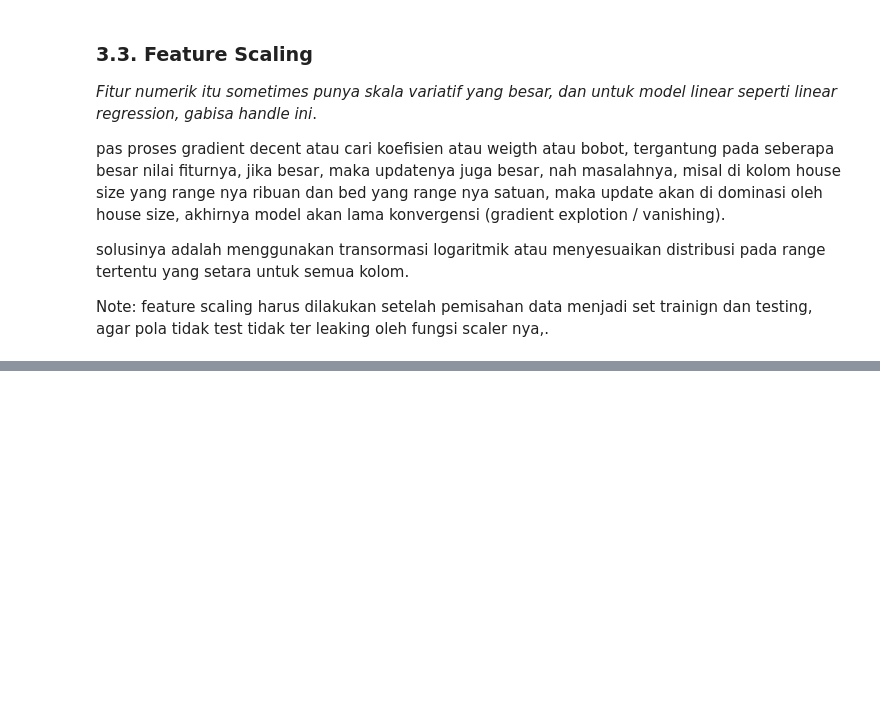
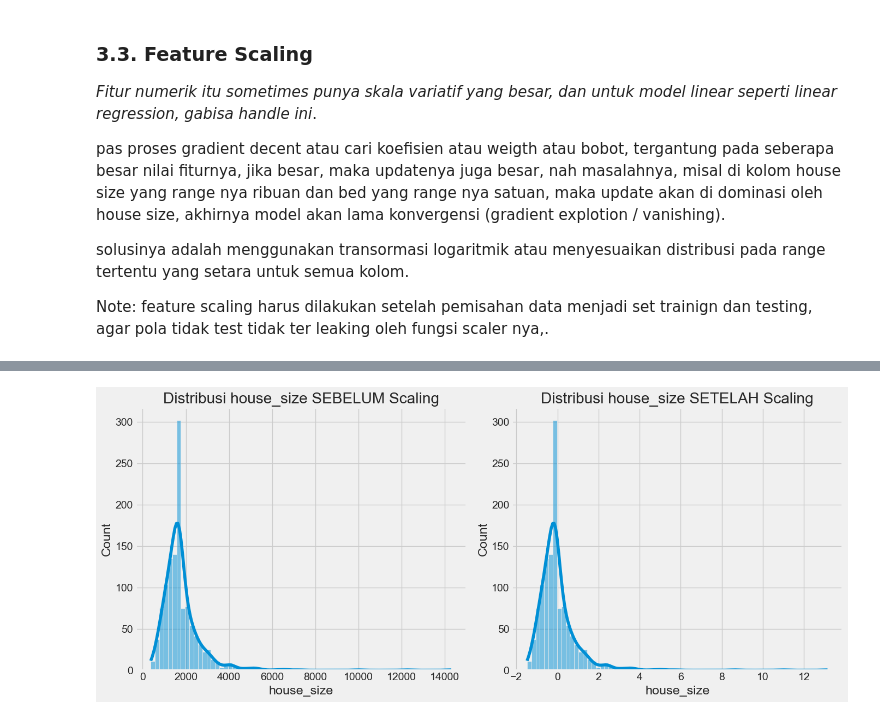
Before and after one commit to Ryanakml/House-Price-Prediction, a Jupyter notebook: house_price_prediction.ipynb, the cells around one changed output, grey strips where cells are left out. Drawn from its saved outputs; the diff is of its cells as text; code cells hidden in the pictures; blank space fills up the shorter version.

```diff
--- a/house_price_prediction.ipynb
+++ b/house_price_prediction.ipynb
@@ -531,0 +525,34 @@ Collecting scikit-learn==1.3.2
+# %%
+from sklearn.model_selection import train_test_split
+from sklearn.preprocessing import StandardScaler
+
+# Memisahkan data menjadi training dan testing set
+X_train, X_test, y_train, y_test = train_test_split(X, y, test_size=0.2, random_state=42)
+
+# Mengidentifikasi fitur numerik yang perlu di-scale
+numerical_features = ['bed', 'bath', 'house_size', 'acre_lot']
+
+# Membuat instance scaler dan melatihnya HANYA pada data training
+scaler = StandardScaler()
+X_train_scaled = X_train.copy()
+X_test_scaled = X_test.copy()
+
+X_train_scaled[numerical_features] = scaler.fit_transform(X_train[numerical_features])
+# Menggunakan scaler yang sama untuk mentransformasi data testing
+X_test_scaled[numerical_features] = scaler.transform(X_test[numerical_features])
+
+# Visualisasi efek scaling pada fitur 'house_size'
+plt.figure(figsize=(14, 6))
+
+plt.subplot(1, 2, 1)
+sns.histplot(X_train['house_size'], kde=True)
+plt.title('Distribusi house_size SEBELUM Scaling')
+
+plt.subplot(1, 2, 2)
+sns.histplot(X_train_scaled['house_size'], kde=True)
+plt.title('Distribusi house_size SETELAH Scaling')
+
+plt.tight_layout()
+plt.show()
+# %% [output]
+[figure, added]
```
Also changed, not shown: parts of 26 cells of this notebook.
